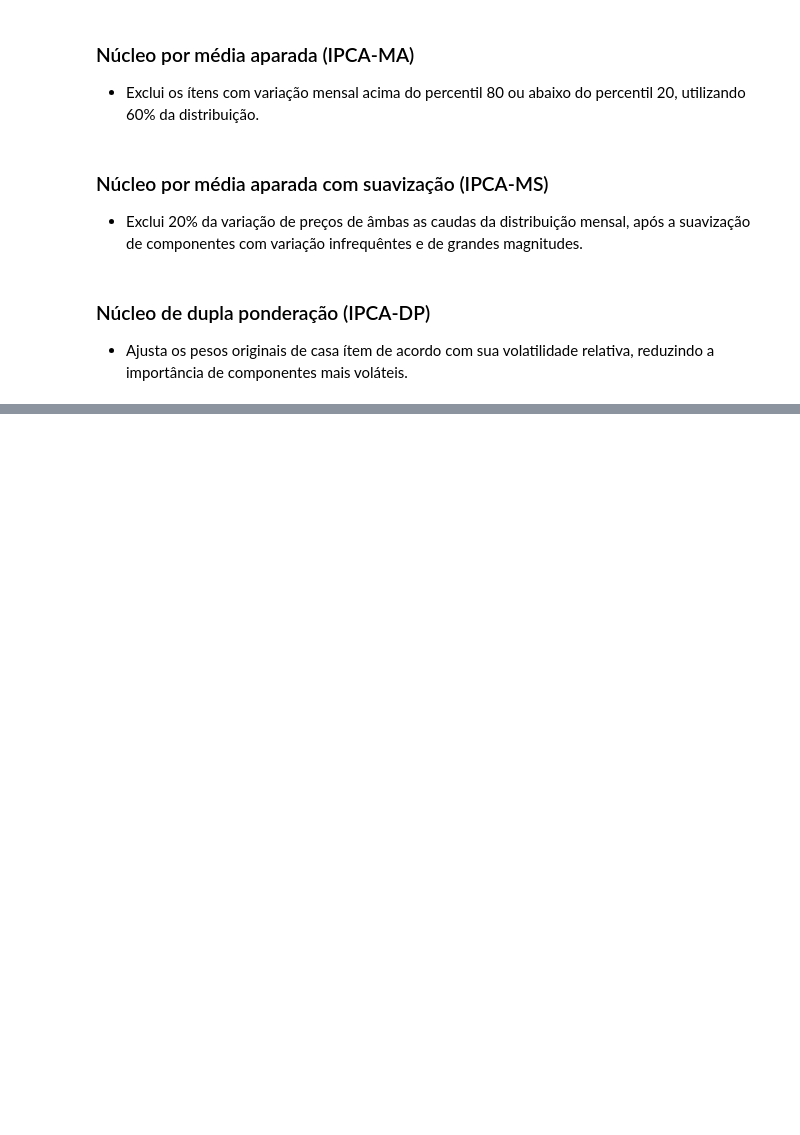
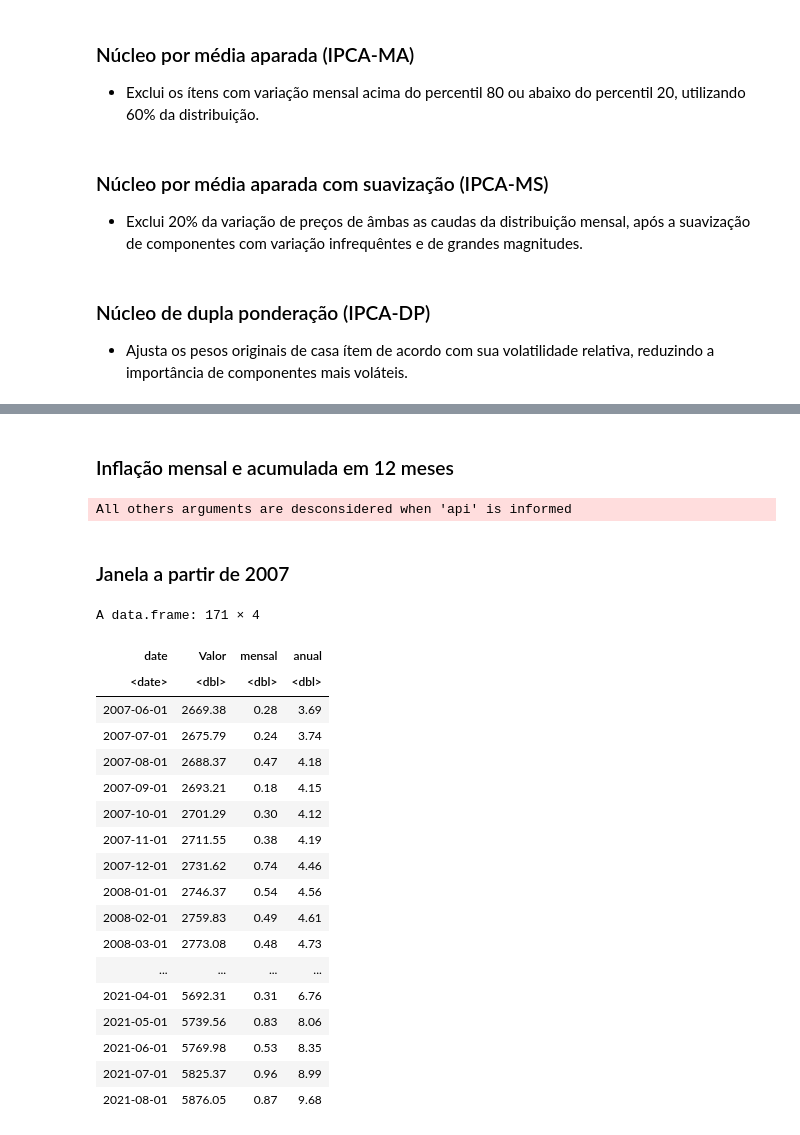
Before and after one commit to emariot/analise_dados, a Jupyter notebook: nucleos_inflacao.ipynb, the cells around one changed output, grey strips where cells are left out. Cells and saved outputs as stored; diff of their text form; code cells hidden in the pictures; blank space fills up the shorter version.

```diff
--- a/nucleos_inflacao.ipynb
+++ b/nucleos_inflacao.ipynb
@@ -105,0 +51,14 @@ ERROR: Error in loadNamespace(name): there is no package called 'nucleos'
+# %% [markdown]
+### Inflação mensal e acumulada em 12 meses
+# %%
+ipca_indice =
+    '/t/1737/n1/all/v/2266/p/all/d/v2266%2013' %>%
+    get_sidra(api=.) %>%
+    mutate(date = ymd(paste0(`Mês (Código)`, '01'))) %>%
+    select(date, Valor) %>%
+    mutate(mensal = round((Valor/lag(Valor, 1)-1)*100,2),
+           anual = round((Valor/lag(Valor, 12)-1)*100,2))
+# %% [output]
+All others arguments are desconsidered when 'api' is informed
+# %% [markdown]
+### Janela a partir de 2007
@@ -105,0 +68,22 @@ ERROR: Error in loadNamespace(name): there is no package called 'nucleos'
+# %%
+ipca_janela
+# %% [output]
+A data.frame: 171 × 4
+| date | Valor | mensal | anual |
+| <date> | <dbl> | <dbl> | <dbl> |
+| 2007-06-01 | 2669.38 | 0.28 | 3.69 |
+| 2007-07-01 | 2675.79 | 0.24 | 3.74 |
+| 2007-08-01 | 2688.37 | 0.47 | 4.18 |
+| 2007-09-01 | 2693.21 | 0.18 | 4.15 |
+| 2007-10-01 | 2701.29 | 0.30 | 4.12 |
+| 2007-11-01 | 2711.55 | 0.38 | 4.19 |
+| 2007-12-01 | 2731.62 | 0.74 | 4.46 |
+| 2008-01-01 | 2746.37 | 0.54 | 4.56 |
+| 2008-02-01 | 2759.83 | 0.49 | 4.61 |
+| 2008-03-01 | 2773.08 | 0.48 | 4.73 |
+| ... | ... | ... | ... |
+| 2021-04-01 | 5692.31 | 0.31 | 6.76 |
+| 2021-05-01 | 5739.56 | 0.83 | 8.06 |
+| 2021-06-01 | 5769.98 | 0.53 | 8.35 |
+| 2021-07-01 | 5825.37 | 0.96 | 8.99 |
+| 2021-08-01 | 5876.05 | 0.87 | 9.68 |
```
Also changed, not shown: parts of 12 cells of this notebook.
